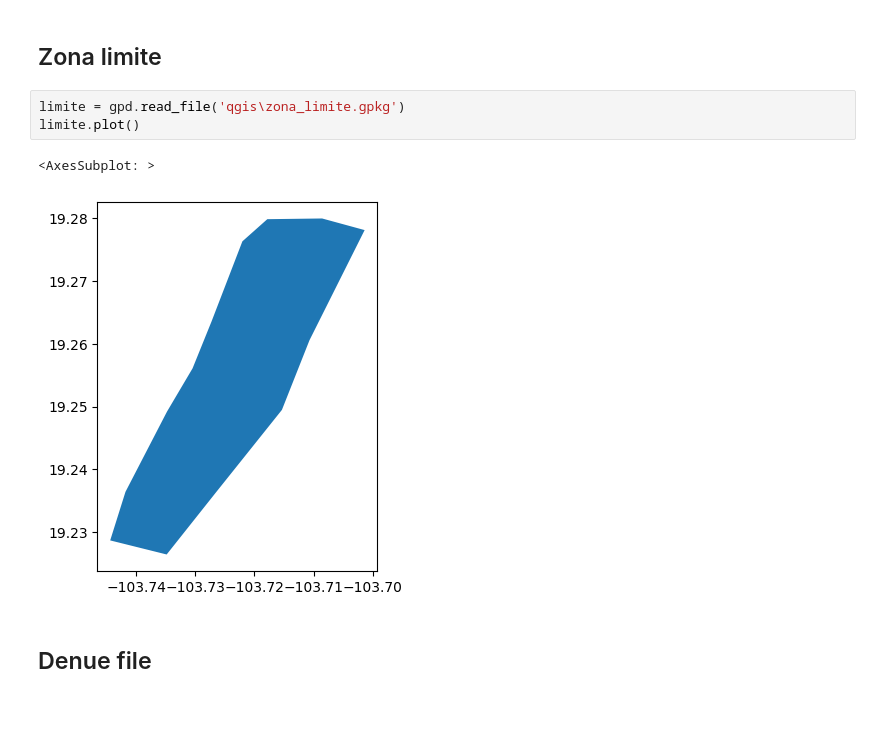
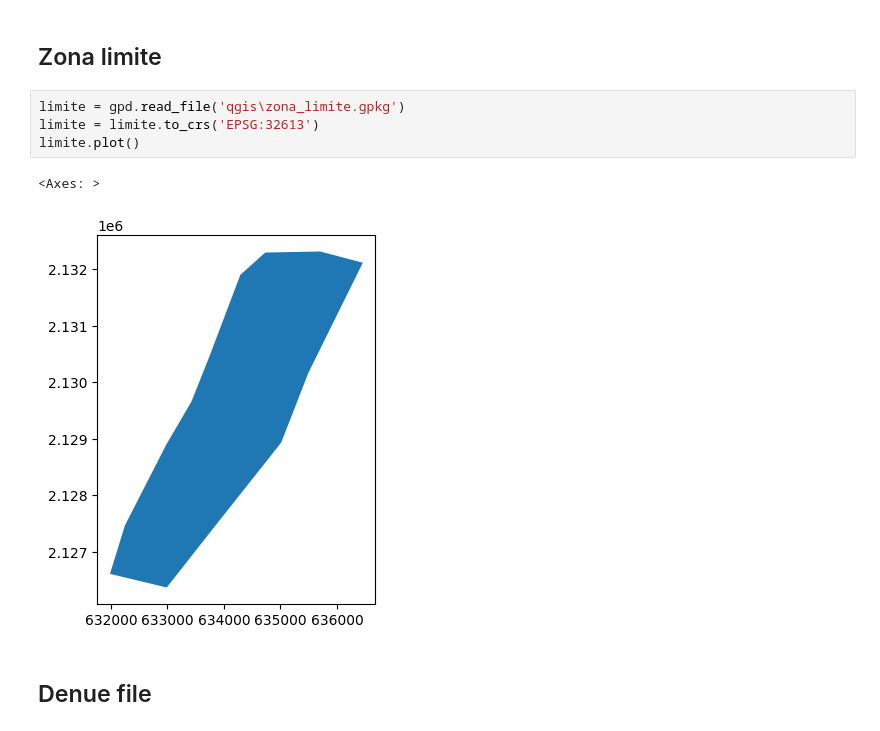
Before and after one commit to pcorner10/prep_2023, a Jupyter notebook: readDenue2023.ipynb, the cells around one changed output. Cells and saved outputs as stored; diff of their text form.

```diff
--- a/readDenue2023.ipynb
+++ b/readDenue2023.ipynb
@@ -13,10 +13,11 @@ import glob, os
 ## Zona limite
 # %%
 limite = gpd.read_file('qgis\zona_limite.gpkg')
+limite = limite.to_crs('EPSG:32613')
 limite.plot()
 # %% [output]
-<AxesSubplot: >
+<Axes: >
-[figure, old version]
+[figure, new version]
 # %% [markdown]
 ## Denue file
 # %%
```
Also changed, not shown: parts of 24 cells of this notebook, 6 other files.
